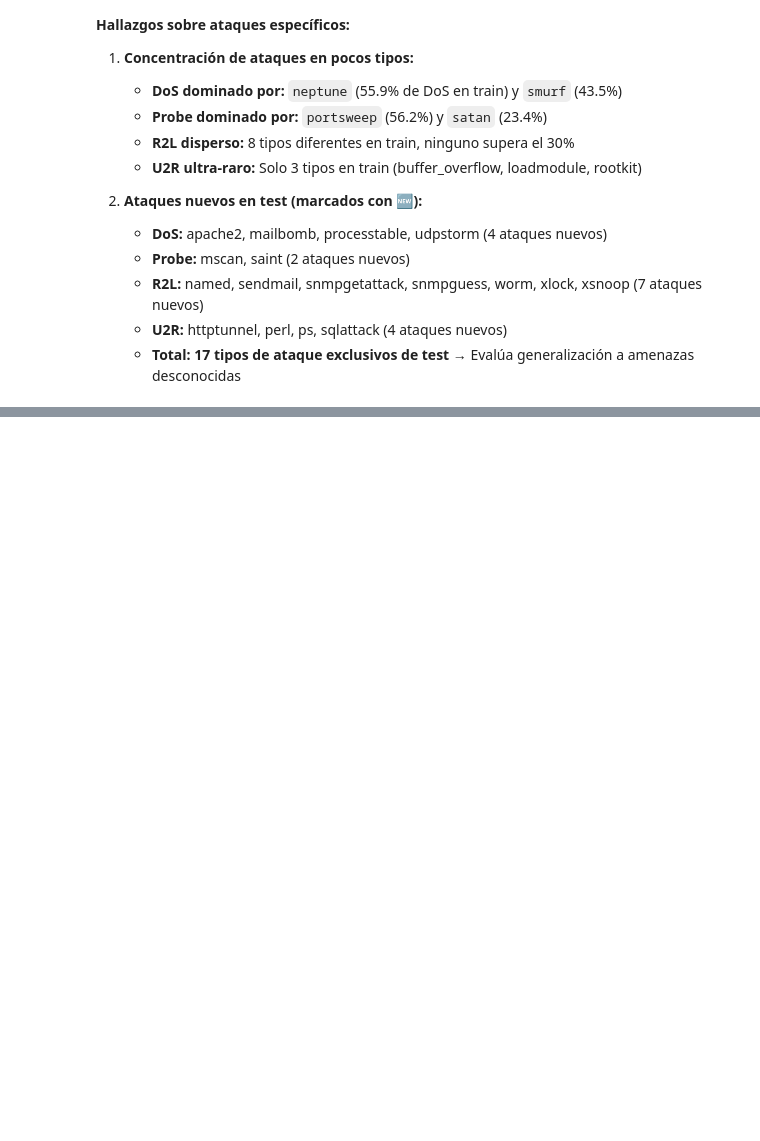
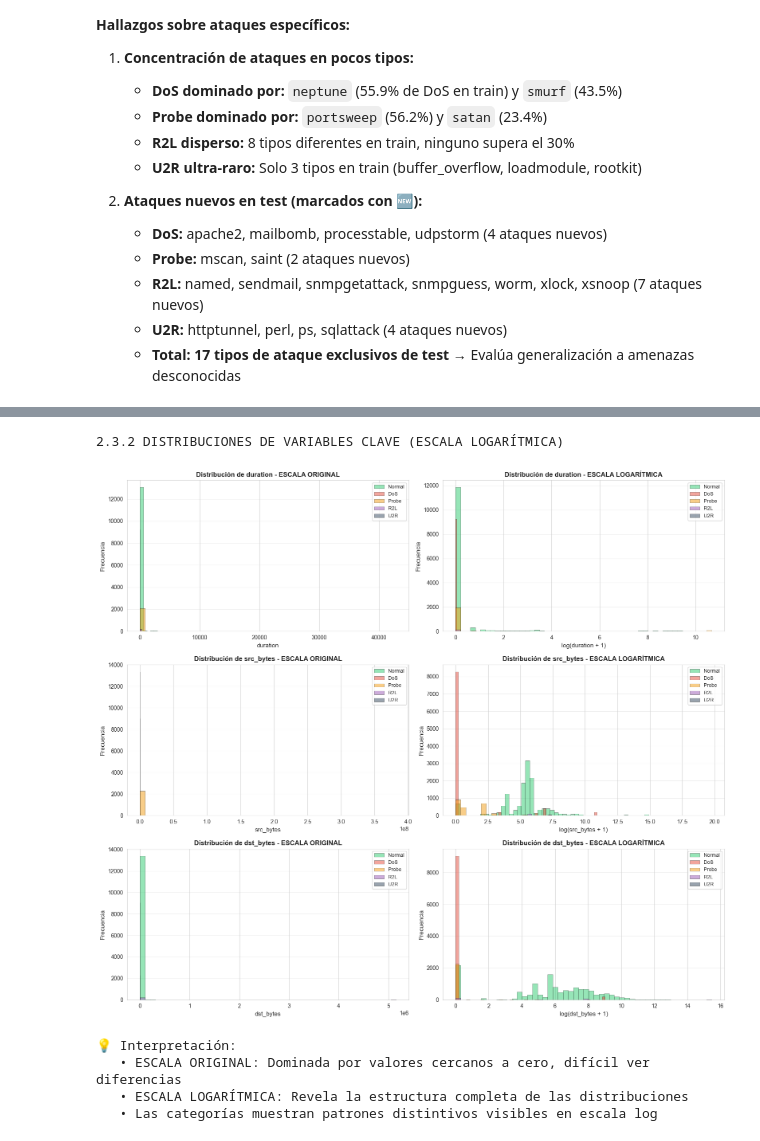
Before and after one commit to ChertaPro/Deteccion-de-Intrusiones-y-Analisis-de-Anomalias-en-Trafico-de-Red-mediante-Tecnicas-Estadasticas, a Jupyter notebook: Detección_de_Intrusiones_y_Análisis_de_Anomalías_en_Tráfico_de_Red_mediante_Técnicas_Estadísticas_.ipynb, the cells around one changed output, grey strips where cells are left out. Saved outputs shown, nothing was run; the diff lists cells and outputs as text; code cells hidden in the pictures; blank space fills up the shorter version.

```diff
--- a/Detección_de_Intrusiones_y_Análisis_de_Anomalías_en_Tráfico_de_Red_mediante_Técnicas_Estadísticas_.ipynb
+++ b/Detección_de_Intrusiones_y_Análisis_de_Anomalías_en_Tráfico_de_Red_mediante_Técnicas_Estadísticas_.ipynb
@@ -800,0 +1188,53 @@ plt.show()
+# %%
+# 2.3.2 Histogramas con transformación logarítmica
+print("2.3.2 DISTRIBUCIONES DE VARIABLES CLAVE (ESCALA LOGARÍTMICA)")
+
+fig, axes = plt.subplots(3, 2, figsize=(16, 14))
+
+for idx, var in enumerate(key_vars):
+    # Escala original (columna izquierda)
+    ax_original = axes[idx, 0]
+
+    for category in category_order:
+        data = train_df[train_df['attack_category'] == category][var]
+        ax_original.hist(data, bins=50, alpha=0.5, label=category,
+                        color=attack_colors[category], edgecolor='black', linewidth=0.5)
+
+    ax_original.set_xlabel(f'{var}', fontsize=11)
+    ax_original.set_ylabel('Frecuencia', fontsize=11)
+    ax_original.set_title(f'Distribución de {var} - ESCALA ORIGINAL',
+                          fontsize=12, fontweight='bold')
+    ax_original.legend(fontsize=9)
+    ax_original.grid(axis='y', alpha=0.3)
+
+    # Escala logarítmica (columna derecha)
+    ax_log = axes[idx, 1]
+
+    for category in category_order:
+        data = train_df[train_df['attack_category'] == category][var]
+        # Aplicar log1p para evitar problemas con valores cero
+        data_log = np.log1p(data)
+        ax_log.hist(data_log, bins=50, alpha=0.5, label=category,
+                   color=attack_colors[category], edgecolor='black', linewidth=0.5)
+
+    ax_log.set_xlabel(f'log({var} + 1)', fontsize=11)
+    ax_log.set_ylabel('Frecuencia', fontsize=11)
+    ax_log.set_title(f'Distribución de {var} - ESCALA LOGARÍTMICA',
+                     fontsize=12, fontweight='bold')
+    ax_log.legend(fontsize=9)
+    ax_log.grid(axis='y', alpha=0.3)
+
+plt.tight_layout()
+plt.show()
+
+print("\n💡 Interpretación:")
+print("   • ESCALA ORIGINAL: Dominada por valores cercanos a cero, difícil ver diferencias")
+print("   • ESCALA LOGARÍTMICA: Revela la estructura completa de las distribuciones")
+print("   • Las categorías muestran patrones distintivos visibles en escala log")
+# %% [output]
+2.3.2 DISTRIBUCIONES DE VARIABLES CLAVE (ESCALA LOGARÍTMICA)
+[figure, added]
+💡 Interpretación:
+   • ESCALA ORIGINAL: Dominada por valores cercanos a cero, difícil ver diferencias
+   • ESCALA LOGARÍTMICA: Revela la estructura completa de las distribuciones
+   • Las categorías muestran patrones distintivos visibles en escala log
```
Also changed, not shown: parts of 23 cells of this notebook.
